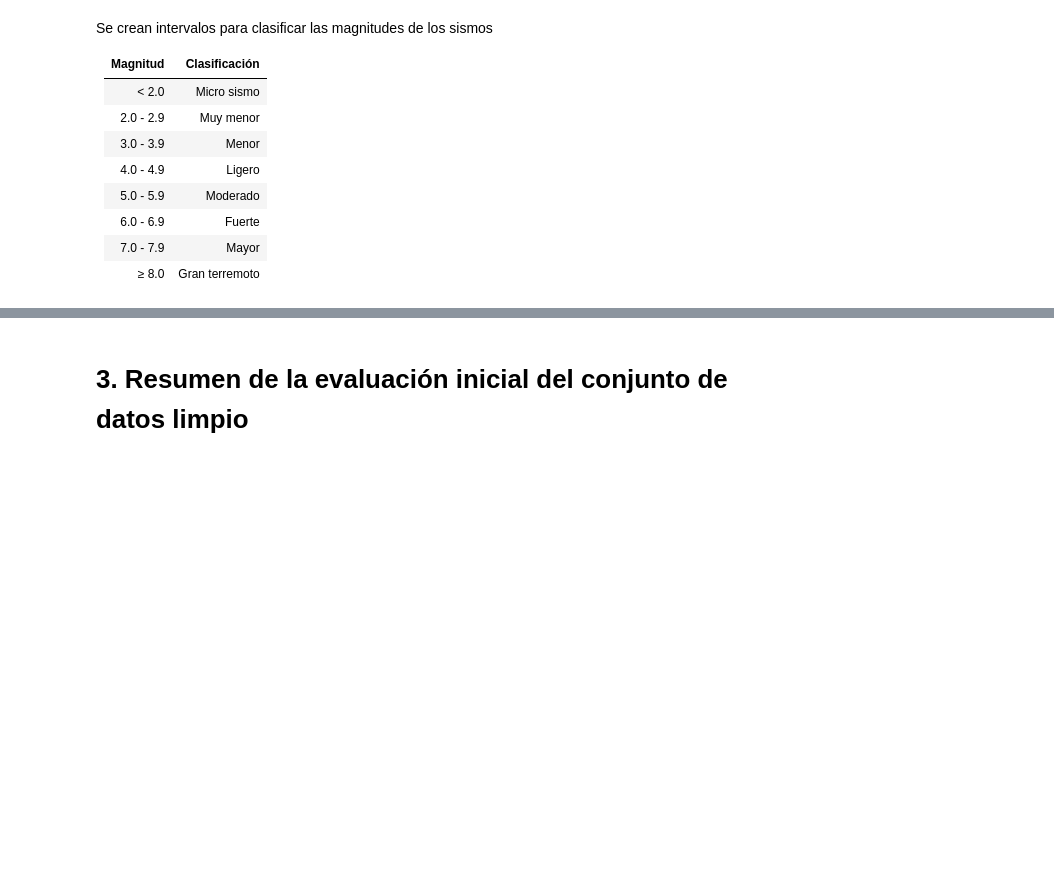
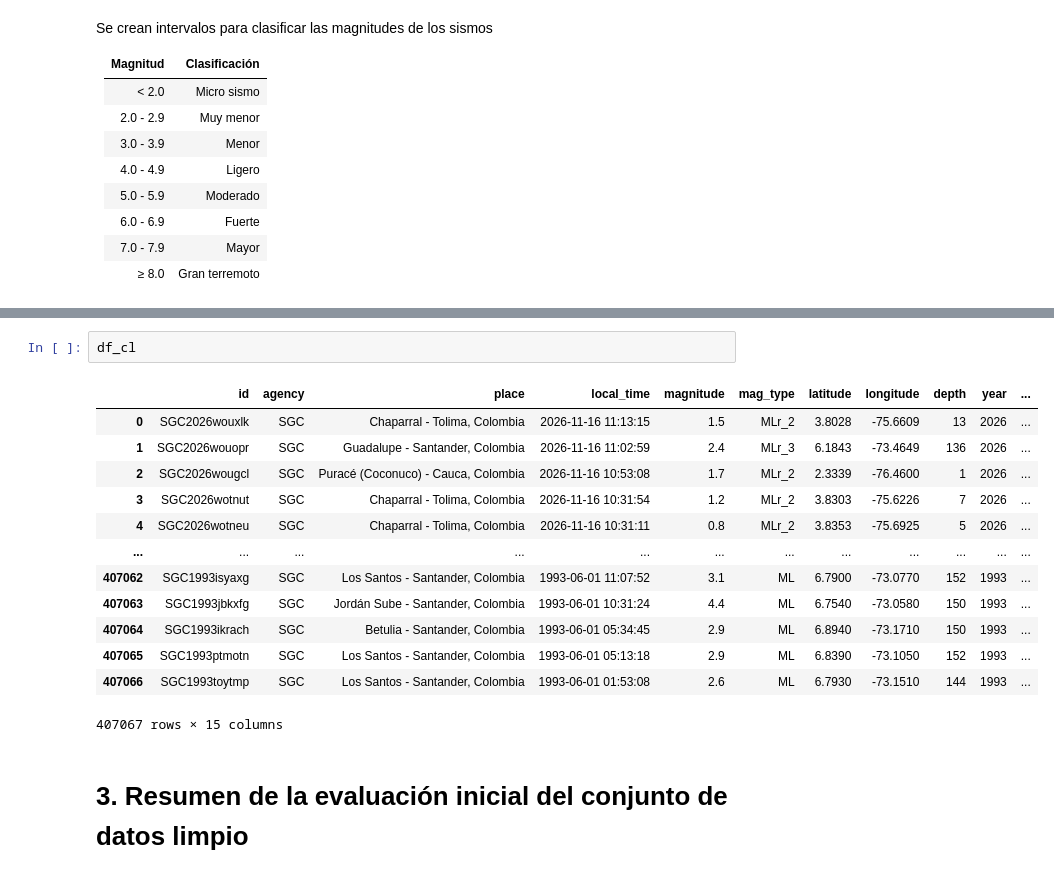
Before and after one commit to FoxJaeger007/Colombia-Seismic-Analysis, a Jupyter notebook: Notebooks/Colombia-Seismic-Analysis.ipynb, the cells around one changed output, grey strips where cells are left out. Drawn from its saved outputs; the diff is of its cells as text; blank space fills up the shorter version.

```diff
--- a/Notebooks/Colombia-Seismic-Analysis.ipynb
+++ b/Notebooks/Colombia-Seismic-Analysis.ipynb
@@ -267,3 +281,19 @@ memory usage: 44.1 MB
+# %%
+df_cl
+# %% [output]
+|  | id | agency | place | local_time | magnitude | mag_type | latitude | longitude | depth | year | ... |
+| 0 | SGC2026wouxlk | SGC | Chaparral - Tolima, Colombia | 2026-11-16 11:13:15 | 1.5 | MLr_2 | 3.8028 | -75.6609 | 13 | 2026 | ... |
+| 1 | SGC2026wouopr | SGC | Guadalupe - Santander, Colombia | 2026-11-16 11:02:59 | 2.4 | MLr_3 | 6.1843 | -73.4649 | 136 | 2026 | ... |
+| 2 | SGC2026wougcl | SGC | Puracé (Coconuco) - Cauca, Colombia | 2026-11-16 10:53:08 | 1.7 | MLr_2 | 2.3339 | -76.4600 | 1 | 2026 | ... |
+| 3 | SGC2026wotnut | SGC | Chaparral - Tolima, Colombia | 2026-11-16 10:31:54 | 1.2 | MLr_2 | 3.8303 | -75.6226 | 7 | 2026 | ... |
+| 4 | SGC2026wotneu | SGC | Chaparral - Tolima, Colombia | 2026-11-16 10:31:11 | 0.8 | MLr_2 | 3.8353 | -75.6925 | 5 | 2026 | ... |
+| ... | ... | ... | ... | ... | ... | ... | ... | ... | ... | ... | ... |
+| 407062 | SGC1993isyaxg | SGC | Los Santos - Santander, Colombia | 1993-06-01 11:07:52 | 3.1 | ML | 6.7900 | -73.0770 | 152 | 1993 | ... |
+| 407063 | SGC1993jbkxfg | SGC | Jordán Sube - Santander, Colombia | 1993-06-01 10:31:24 | 4.4 | ML | 6.7540 | -73.0580 | 150 | 1993 | ... |
+| 407064 | SGC1993ikrach | SGC | Betulia - Santander, Colombia | 1993-06-01 05:34:45 | 2.9 | ML | 6.8940 | -73.1710 | 150 | 1993 | ... |
+| 407065 | SGC1993ptmotn | SGC | Los Santos - Santander, Colombia | 1993-06-01 05:13:18 | 2.9 | ML | 6.8390 | -73.1050 | 152 | 1993 | ... |
+| 407066 | SGC1993toytmp | SGC | Los Santos - Santander, Colombia | 1993-06-01 01:53:08 | 2.6 | ML | 6.7930 | -73.1510 | 144 | 1993 | ... |
+407067 rows × 15 columns
 # %% [markdown]
 # 3. Resumen de la evaluación inicial del conjunto de datos limpio
 # %% [markdown]
```
Also changed, not shown: parts of 26 cells of this notebook, 1 other file.
